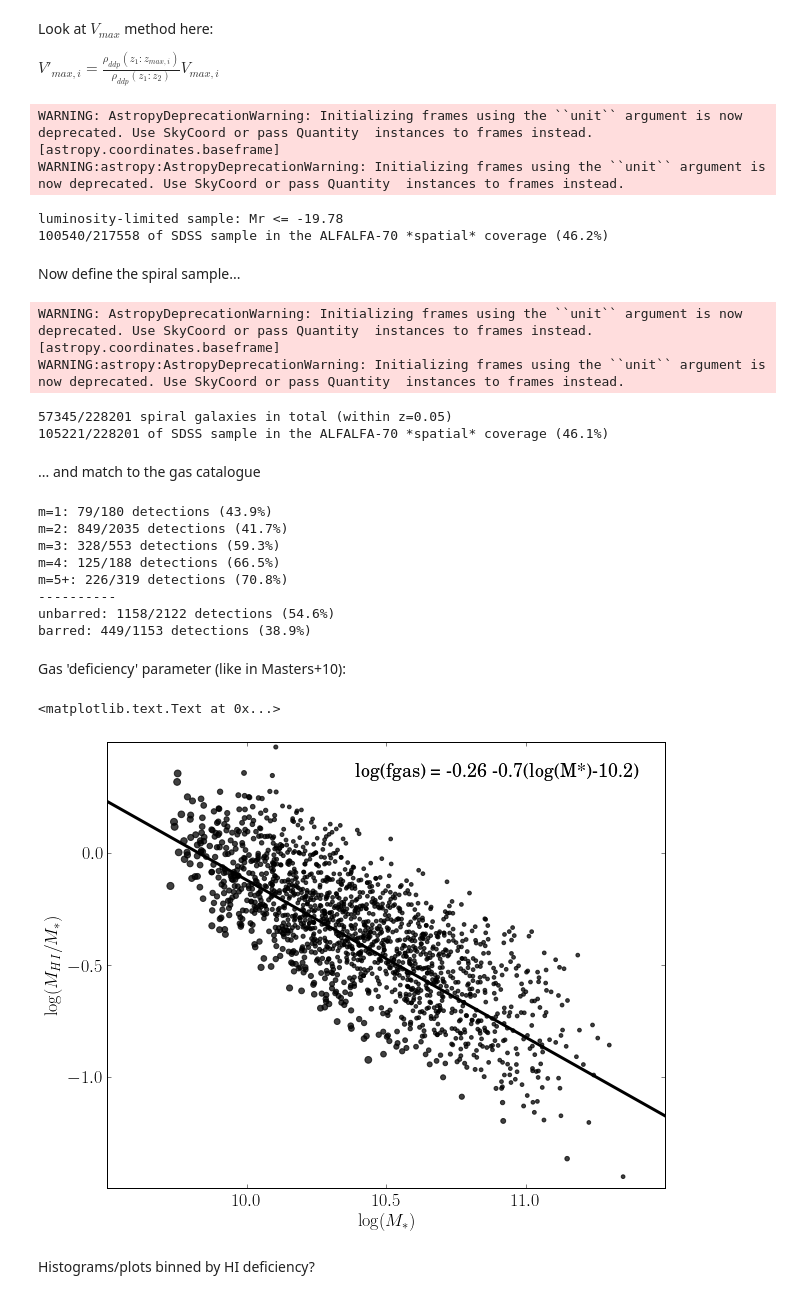
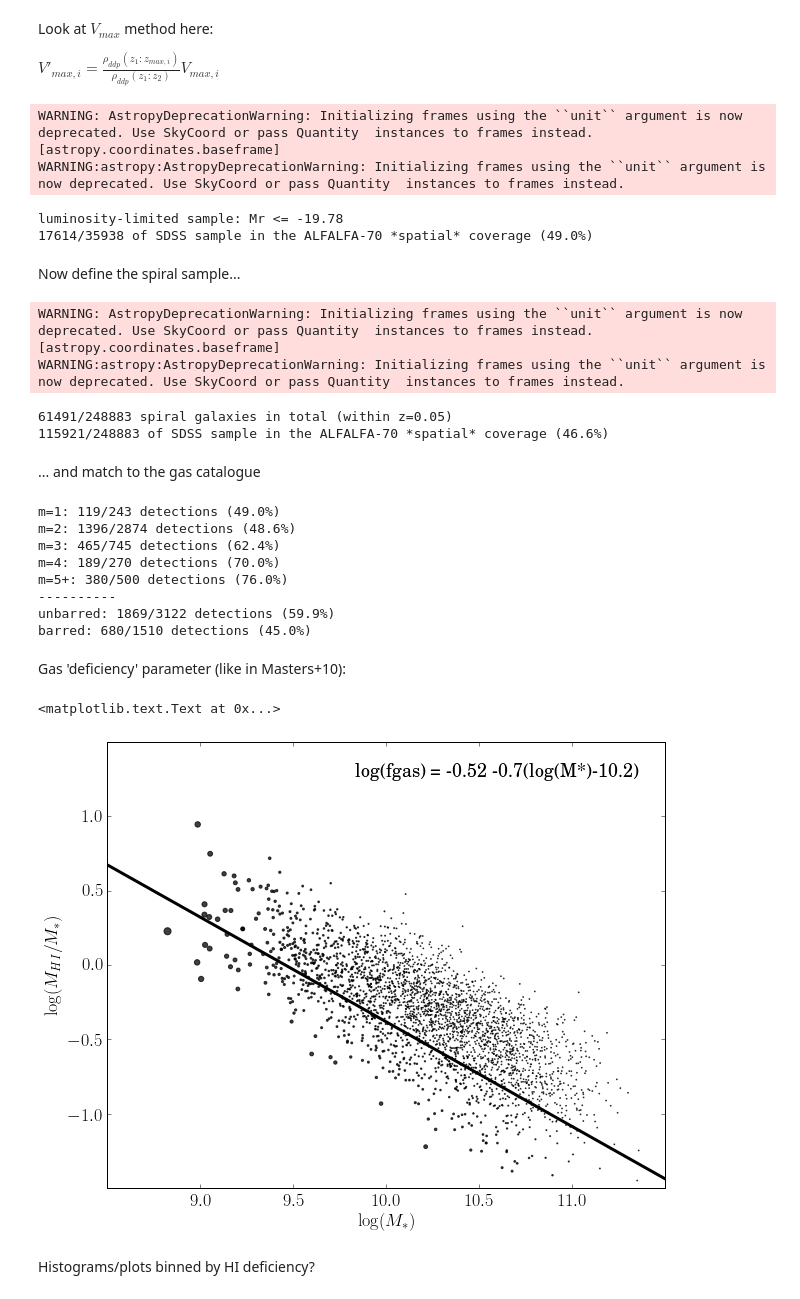
Before and after one commit to RossHart/Gas-SF, a Jupyter notebook: Gas/alfa70/vmax_method.ipynb, the cells around one changed output. Drawn from its saved outputs; the diff is of its cells as text; code cells hidden in the pictures.

```diff
--- a/Gas/alfa70/vmax_method.ipynb
+++ b/Gas/alfa70/vmax_method.ipynb
@@ -39,7 +39,7 @@ questions = make_dictionaries.questions
 # %% [markdown]
 Load all of the required data:
 # %%
-sample = Table.read('../fits/full_sample_debiased.fits')
+sample = Table.read('../fits/full_sample_debiased_w_low_z.fits')
 print('Loaded galaxy data...')
 a70 = Table.read('../fits/ALFALFA/a70.csv')
 print('Loaded ALFA70...')
@@ -58,7 +58,7 @@ for c in ['HIra','HIdec','dist','loghimass','detcode']:
     column[has_gas] = matched_gas[c].data
     sample[c] = column
 
-in_redshift = sample['REDSHIFT_1'] <= 0.05
+in_redshift = (sample['REDSHIFT_1'] <= 0.05) & (sample['REDSHIFT_1'] >= 0.02)
 
-print('{} galaxies in the 0.03<z<0.05 range.'.format(np.sum(in_redshift)))
+print('{} galaxies in the 0.02<z<0.05 range.'.format(np.sum(in_redshift)))
 # %% [output]
@@ -258,7 +258,7 @@ def get_spatial_cut(ra,dec):
 # %%
 lum_limit = get_sample_limits(0.05)
 print('luminosity-limited sample: Mr <= {}'.format(np.round(lum_limit,decimals=2)))
-in_volume_limit = (sample['PETROMAG_MR'] <= lum_limit)
+in_volume_limit = (sample['PETROMAG_MR'] <= lum_limit) & (sample['REDSHIFT_1'] >= 0.02) & (sample['REDSHIFT_1'] <= 0.05)
 ddp = sample[in_volume_limit]
 select_spatial = get_spatial_cut(ddp['ra_1'],ddp['dec_1'])
 ddp = ddp[select_spatial]
@@ -266,14 +266,17 @@ ddp = ddp[select_spatial]
 WARNING: AstropyDeprecationWarning: Initializing frames using the ``unit`` argument is now deprecated. Use SkyCoord or pass Quantity  instances to frames instead. [astropy.coordinates.baseframe]
 WARNING:astropy:AstropyDeprecationWarning: Initializing frames using the ``unit`` argument is now deprecated. Use SkyCoord or pass Quantity  instances to frames instead.
 luminosity-limited sample: Mr <= -19.78
-100540/217558 of SDSS sample in the ALFALFA-70 *spatial* coverage (46.2%)
+17614/35938 of SDSS sample in the ALFALFA-70 *spatial* coverage (49.0%)
 # %%
 # now calculate V'max for each of the samples:
 
-def get_rho_factor(ddp,low_z=0.03):
+def get_rho_factor(ddp):
+
+    low_z = np.min(ddp['REDSHIFT_1'])
+    high_z = np.max(ddp['REDSHIFT_1'])
 
     ddp = ddp[np.argsort(ddp['REDSHIFT_1'])]
-    rho_z1_z2 = len(ddp)/(0.05**3-low_z**3)
+    rho_z1_z2 = len(ddp)/(high_z**3-low_z**3)
     rho = []
     z = []
 
@@ -286,6 +289,7 @@ def get_rho_factor(ddp,low_z=0.03):
         z.append(zi)
 
     rho_vs_z = Table(np.array([z,rho]).T,names=('z','rho'))
+    rho_vs_z = rho_vs_z[np.isfinite(rho_vs_z['rho'])]
 
     return rho_vs_z
 
@@ -337,8 +341,8 @@ sample['in_spatial'] = in_spatial
 # %% [output]
 WARNING: AstropyDeprecationWarning: Initializing frames using the ``unit`` argument is now deprecated. Use SkyCoord or pass Quantity  instances to frames instead. [astropy.coordinates.baseframe]
 WARNING:astropy:AstropyDeprecationWarning: Initializing frames using the ``unit`` argument is now deprecated. Use SkyCoord or pass Quantity  instances to frames instead.
-57345/228201 spiral galaxies in total (within z=0.05)
-105221/228201 of SDSS sample in the ALFALFA-70 *spatial* coverage (46.1%)
+61491/248883 spiral galaxies in total (within z=0.05)
+115921/248883 of SDSS sample in the ALFALFA-70 *spatial* coverage (46.6%)
 # %% [markdown]
 ... and match to the gas catalogue
 # %%
@@ -373,14 +377,14 @@ for b in range(2):
     pc = N_hi/N_total*100
     print('{}: {}/{} detections ({}%)'.format(labels[b],N_hi,N_total,np.round(pc,decimals=1)))
 # %% [output]
-m=1: 79/180 detections (43.9%)
-m=2: 849/2035 detections (41.7%)
-m=3: 328/553 detections (59.3%)
-m=4: 125/188 detections (66.5%)
-m=5+: 226/319 detections (70.8%)
+m=1: 119/243 detections (49.0%)
+m=2: 1396/2874 detections (48.6%)
+m=3: 465/745 detections (62.4%)
+m=4: 189/270 detections (70.0%)
+m=5+: 380/500 detections (76.0%)
 ----------
-unbarred: 1158/2122 detections (54.6%)
-barred: 449/1153 detections (38.9%)
+unbarred: 1869/3122 detections (59.9%)
+barred: 680/1510 detections (45.0%)
 # %% [markdown]
 Gas 'deficiency' parameter (like in Masters+10):
 # %%
@@ -400,36 +404,36 @@ gas_sample = sample[(in_mass_limit) & (in_hi_limit) & (in_spiral)]
 z_limit = get_max_z(gas_sample['LOGMSTAR_BALDRY06'],gas_sample['loghimass'])
 Vmax = get_Vmax(z_limit,norm_factors)
 sizes = Vmax.min()/Vmax # for plotting
 
 x = gas_sample['LOGMSTAR_BALDRY06']
 y = gas_sample['loghimass']-gas_sample['LOGMSTAR_BALDRY06']
 
 _ = plt.scatter(x,y,s=50*sizes,color='k',alpha=0.75)
 
-plt.axis([9.5,11.5,-1.5,0.5])
+plt.axis([8.5,11.5,-1.5,1.5])
 plt.xlabel('$\log(M_*)$')
 plt.ylabel('$\log(M_{HI}/M_*)$')
 
 def deficiency_equation(x,c,m):
     y = c + m*(x-10.2)
     return y
 
 xy = np.array([x,y]).T
 
 p,pc = curve_fit(deficiency_equation,xy[:,0],xy[:,1],sigma=Vmax)
 
-x_g = np.linspace(9.5,11.5,100)
+x_g = np.linspace(8,12,100)
 _ = plt.plot(x_g,deficiency_equation(x_g,*p),color='k',lw=3)
 
 hi_deficiency = (deficiency_equation(gas_sample['LOGMSTAR_BALDRY06'],*p)
                  - (gas_sample['loghimass']-gas_sample['LOGMSTAR_BALDRY06']))
 gas_sample['hi_deficiency'] = hi_deficiency
 
 plt.text(0.95,0.95,'log(fgas) = {} {}(log(M*)-10.2)'.format(np.round(p[0],decimals=2),np.round(p[1],decimals=2))
          ,transform=ax.transAxes,ha='right',va='top')
 # %% [output]
 <matplotlib.text.Text at 0x...>
-[figure, old version]
+[figure, new version]
 # %% [markdown]
 Histograms/plots binned by HI deficiency?
 # %%
```
Also changed, not shown: parts of 7 cells of this notebook, 2 other files.
